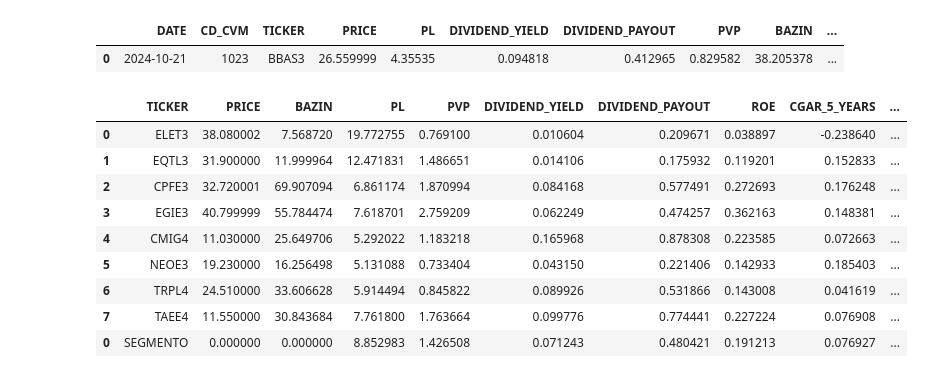
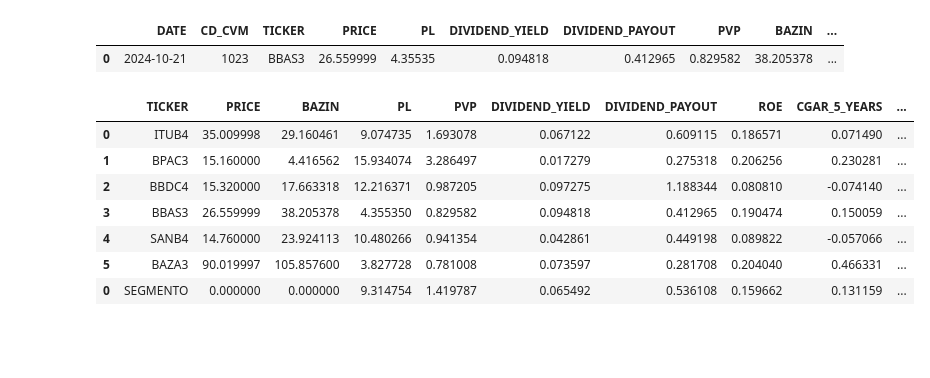
Before and after one commit to boa50/investment-analysis-etl, a Jupyter notebook: prototypes/stock-analysis.ipynb, the cells around one changed output. Cells and saved outputs as stored; diff of their text form; code cells hidden in the pictures; blank space fills up the shorter version.

```diff
--- a/prototypes/stock-analysis.ipynb
+++ b/prototypes/stock-analysis.ipynb
@@ -181,15 +181,13 @@ get_latest_values_by_ticker(ticker="BBAS3")
 |  | DATE | CD_CVM | TICKER | PRICE | PL | DIVIDEND_YIELD | DIVIDEND_PAYOUT | PVP | BAZIN | ... |
 | 0 | 2024-10-21 | 1023 | BBAS3 | 26.559999 | 4.35535 | 0.094818 | 0.412965 | 0.829582 | 38.205378 | ... |
 # %%
-get_latest_values_by_segmento(segmento="Energia Elétrica")
+get_latest_values_by_segmento(segmento="Bancos")
 # %% [output]
 |  | TICKER | PRICE | BAZIN | PL | PVP | DIVIDEND_YIELD | DIVIDEND_PAYOUT | ROE | CGAR_5_YEARS | ... |
-| 0 | ELET3 | 38.080002 | 7.568720 | 19.772755 | 0.769100 | 0.010604 | 0.209671 | 0.038897 | -0.238640 | ... |
-| 1 | EQTL3 | 31.900000 | 11.999964 | 12.471831 | 1.486651 | 0.014106 | 0.175932 | 0.119201 | 0.152833 | ... |
-| 2 | CPFE3 | 32.720001 | 69.907094 | 6.861174 | 1.870994 | 0.084168 | 0.577491 | 0.272693 | 0.176248 | ... |
-| 3 | EGIE3 | 40.799999 | 55.784474 | 7.618701 | 2.759209 | 0.062249 | 0.474257 | 0.362163 | 0.148381 | ... |
-| 4 | CMIG4 | 11.030000 | 25.649706 | 5.292022 | 1.183218 | 0.165968 | 0.878308 | 0.223585 | 0.072663 | ... |
-| 5 | NEOE3 | 19.230000 | 16.256498 | 5.131088 | 0.733404 | 0.043150 | 0.221406 | 0.142933 | 0.185403 | ... |
-| 6 | TRPL4 | 24.510000 | 33.606628 | 5.914494 | 0.845822 | 0.089926 | 0.531866 | 0.143008 | 0.041619 | ... |
-| 7 | TAEE4 | 11.550000 | 30.843684 | 7.761800 | 1.763664 | 0.099776 | 0.774441 | 0.227224 | 0.076908 | ... |
-| 0 | SEGMENTO | 0.000000 | 0.000000 | 8.852983 | 1.426508 | 0.071243 | 0.480421 | 0.191213 | 0.076927 | ... |
+| 0 | ITUB4 | 35.009998 | 29.160461 | 9.074735 | 1.693078 | 0.067122 | 0.609115 | 0.186571 | 0.071490 | ... |
+| 1 | BPAC3 | 15.160000 | 4.416562 | 15.934074 | 3.286497 | 0.017279 | 0.275318 | 0.206256 | 0.230281 | ... |
+| 2 | BBDC4 | 15.320000 | 17.663318 | 12.216371 | 0.987205 | 0.097275 | 1.188344 | 0.080810 | -0.074140 | ... |
+| 3 | BBAS3 | 26.559999 | 38.205378 | 4.355350 | 0.829582 | 0.094818 | 0.412965 | 0.190474 | 0.150059 | ... |
+| 4 | SANB4 | 14.760000 | 23.924113 | 10.480266 | 0.941354 | 0.042861 | 0.449198 | 0.089822 | -0.057066 | ... |
+| 5 | BAZA3 | 90.019997 | 105.857600 | 3.827728 | 0.781008 | 0.073597 | 0.281708 | 0.204040 | 0.466331 | ... |
+| 0 | SEGMENTO | 0.000000 | 0.000000 | 9.314754 | 1.419787 | 0.065492 | 0.536108 | 0.159662 | 0.131159 | ... |
```
Also changed, not shown: parts of 3 cells of this notebook, 1 other file.
